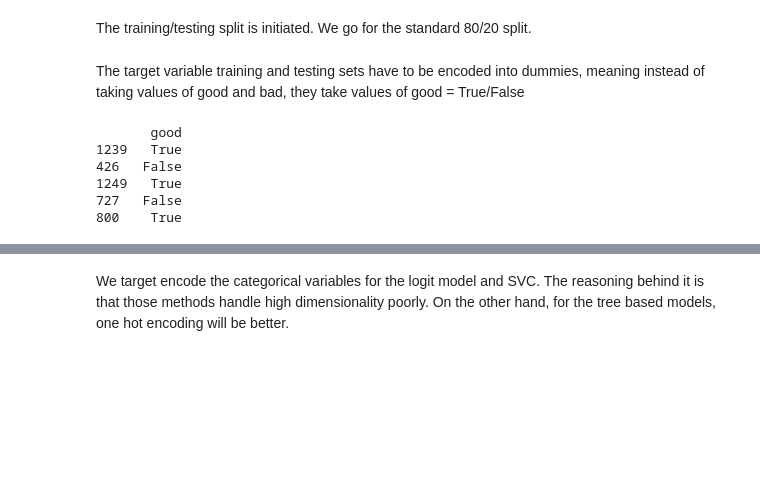
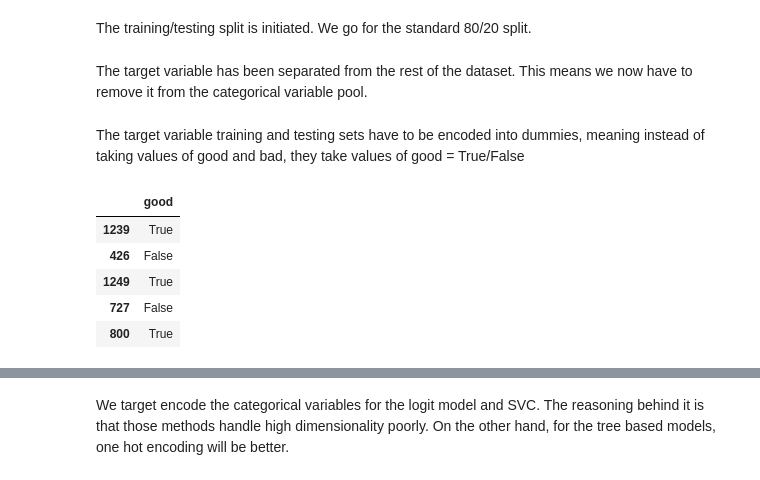
Before and after one commit to JanSz37/ML2_proj, a Jupyter notebook: classification.ipynb, the cells around one changed output, grey strips where cells are left out. Saved outputs shown, nothing was run; the diff lists cells and outputs as text; code cells hidden in the pictures; blank space fills up the shorter version.

```diff
--- a/classification.ipynb
+++ b/classification.ipynb
@@ -254,6 +268,8 @@ Name: class, dtype: object
 The training/testing split is initiated. We go for the standard 80/20 split.
 # %%
 x_train_pre,x_test,y_train_pre,y_test = train_test_split(X,y,test_size=0.2,random_state=40)
+# %% [markdown]
+The target variable has been separated from the rest of the dataset. This means we now have to remove it from the categorical variable pool.
 # %%
 cat_features = [feature for feature in cat_features if feature != "class"] #usuń class z cat features
 # %% [markdown]
@@ -261,13 +277,13 @@ The target variable training and testing sets have to be encoded into dummies, m
 # %%
 y_train = pd.get_dummies(y_train_pre,drop_first=True)
 
-print(y_train.head())
+y_train.head()
 # %% [output]
-       good
-1239   True
-426   False
-1249   True
-727   False
-800    True
+|  | good |
+| 1239 | True |
+| 426 | False |
+| 1249 | True |
+| 727 | False |
+| 800 | True |
 # %%
 y_test = pd.get_dummies(y_test,drop_first=True)
```
Also changed, not shown: parts of 39 cells of this notebook.
